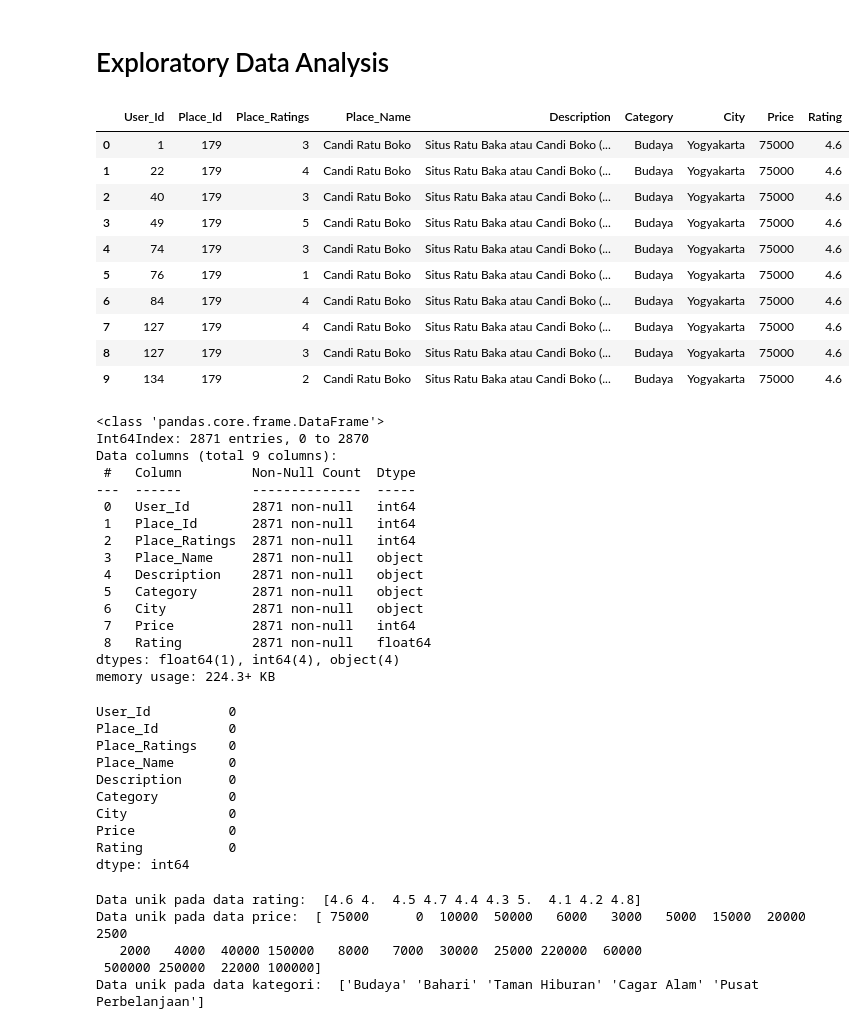
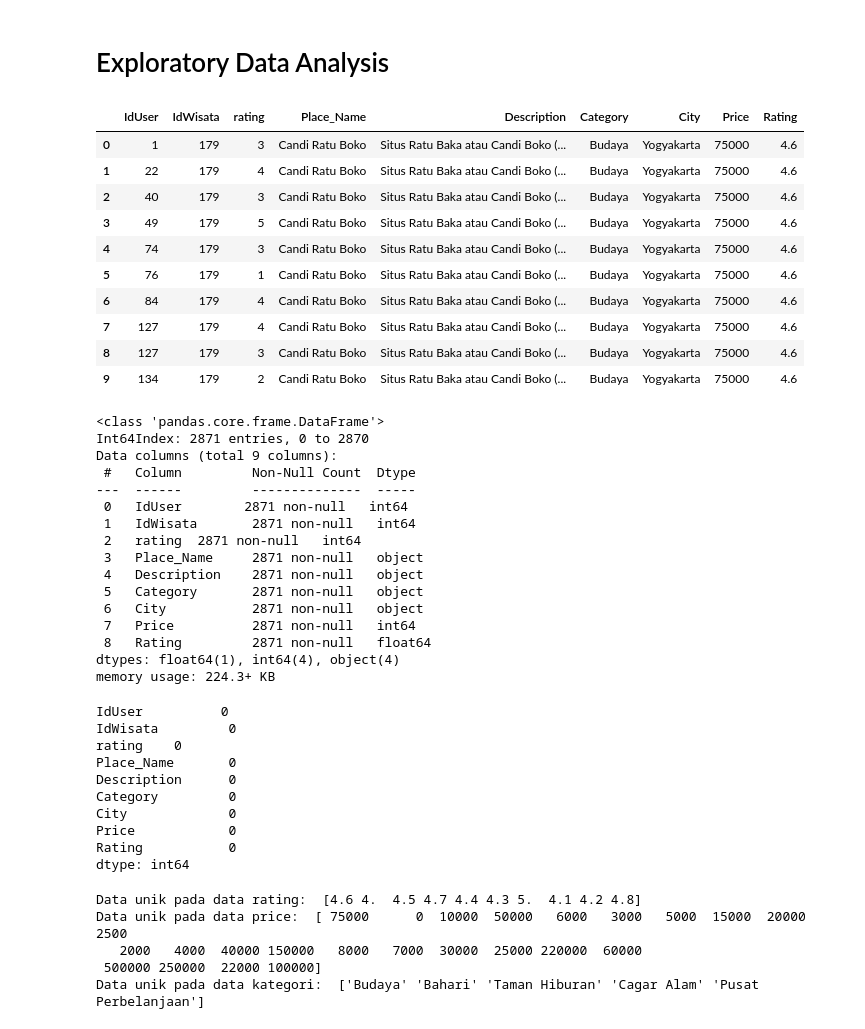
Before and after one commit to Dikarahmanm/Wismata-C23-PS297, a Jupyter notebook: Machine Learning/Recommender_Destination_Filtering.ipynb, the cells around one changed output. Cells and saved outputs as stored; diff of their text form; code cells hidden in the pictures.

```diff
--- a/Machine Learning/Recommender_Destination_Filtering.ipynb
+++ b/Machine Learning/Recommender_Destination_Filtering.ipynb
@@ -55,11 +55,11 @@ df_wisata = df_wisata[df_wisata['City'] == 'Yogyakarta']
 # %%
 # menggabungkan kedua dataframe
 
-df = pd.merge(df_rating, df_wisata, on='Place_Id')
+df = pd.merge(df_rating, df_wisata, on='IdWisata')
 
 df.head(10)
 # %% [output]
-|  | User_Id | Place_Id | Place_Ratings | Place_Name | Description | Category | City | Price | Rating |
+|  | IdUser | IdWisata | rating | Place_Name | Description | Category | City | Price | Rating |
 | 0 | 1 | 179 | 3 | Candi Ratu Boko | Situs Ratu Baka atau Candi Boko (... | Budaya | Yogyakarta | 75000 | 4.6 |
 | 1 | 22 | 179 | 4 | Candi Ratu Boko | Situs Ratu Baka atau Candi Boko (... | Budaya | Yogyakarta | 75000 | 4.6 |
 | 2 | 40 | 179 | 3 | Candi Ratu Boko | Situs Ratu Baka atau Candi Boko (... | Budaya | Yogyakarta | 75000 | 4.6 |
@@ -80,9 +80,9 @@ Int64Index: 2871 entries, 0 to 2870
 Data columns (total 9 columns):
  #   Column         Non-Null Count  Dtype
 ---  ------         --------------  -----
- 0   User_Id        2871 non-null   int64
- 1   Place_Id       2871 non-null   int64
- 2   Place_Ratings  2871 non-null   int64
+ 0   IdUser        2871 non-null   int64
+ 1   IdWisata       2871 non-null   int64
+ 2   rating  2871 non-null   int64
  3   Place_Name     2871 non-null   object
  4   Description    2871 non-null   object
  5   Category       2871 non-null   object
@@ -96,9 +96,9 @@ memory usage: 224.3+ KB
 
 df.isnull().sum()
 # %% [output]
-User_Id          0
-Place_Id         0
-Place_Ratings    0
+IdUser          0
+IdWisata         0
+rating    0
 Place_Name       0
 Description      0
 Category         0
```
Also changed, not shown: parts of 8 cells of this notebook, 37 other files.
